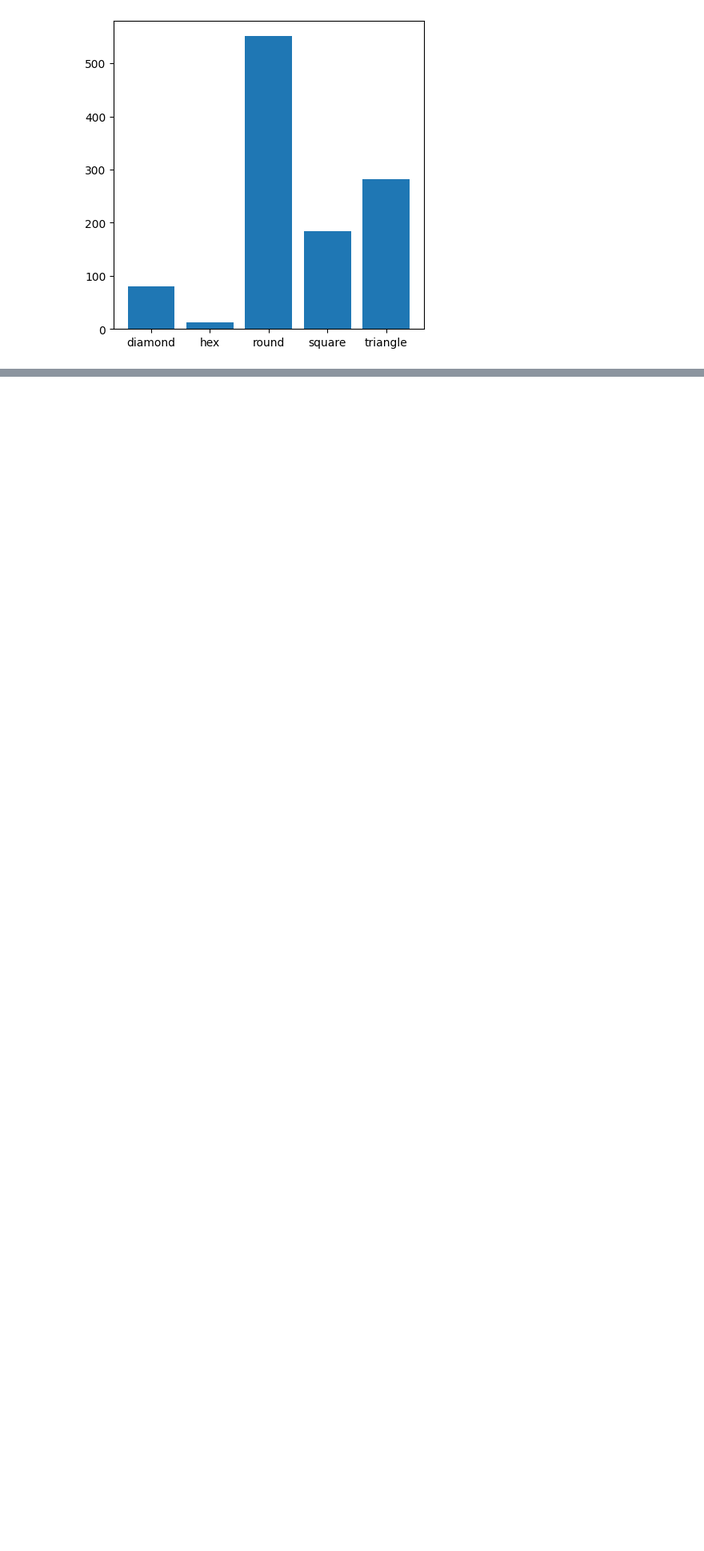
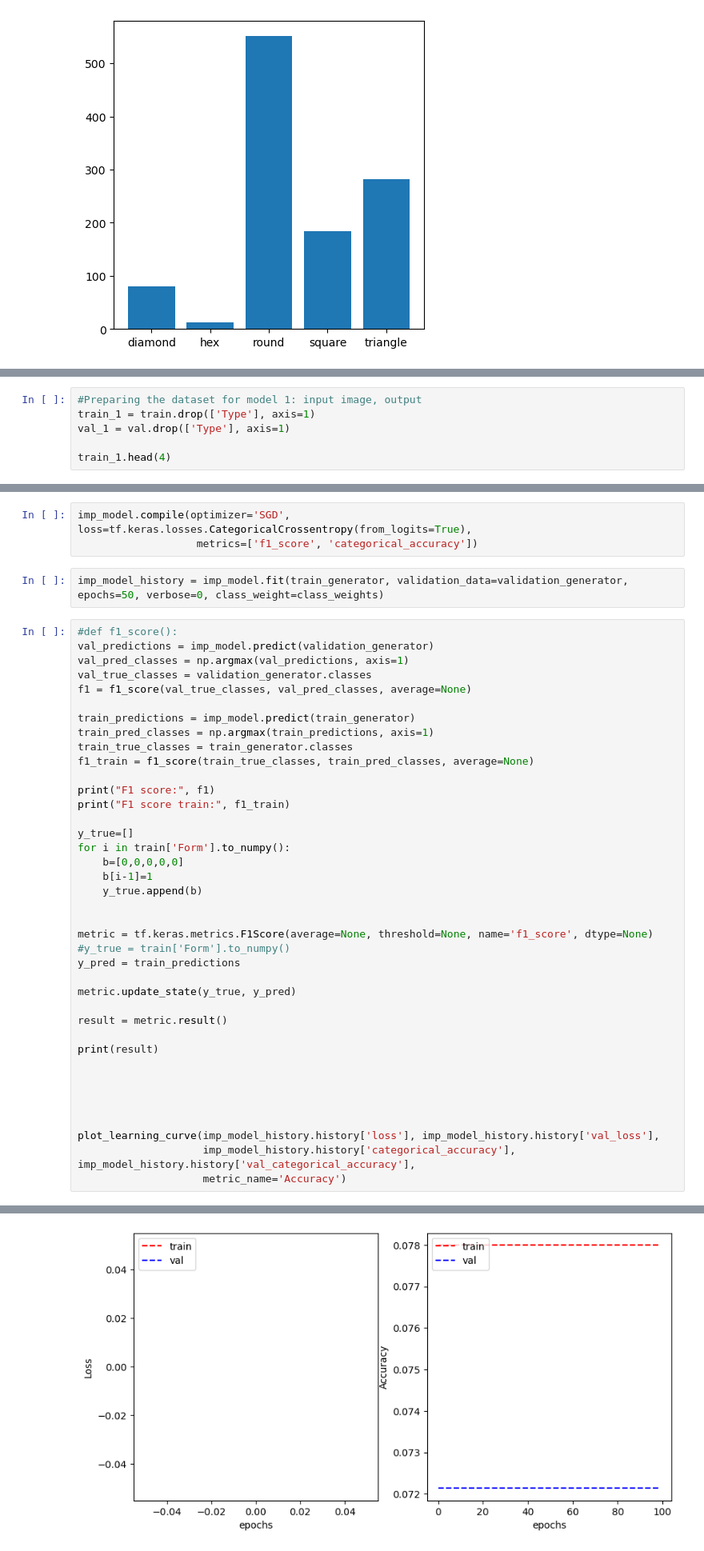
Before and after one commit to joergensiv/s4032472_s4028741_COSC2793Assignment2, a Jupyter notebook: dataframe.ipynb, the cells around one changed output, grey strips where cells are left out. Shown at 80% size. Drawn from its saved outputs; the diff is of its cells as text; blank space fills up the shorter version.

```diff
--- a/dataframe.ipynb
+++ b/dataframe.ipynb
@@ -288,0 +330,6 @@ plt.xticks(rotation=90)
+# %%
+#Preparing the dataset for model 1: input image, output
+train_1 = train.drop(['Type'], axis=1)
+val_1 = val.drop(['Type'], axis=1)
+
+train_1.head(4)
@@ -288,0 +475,45 @@ plt.xticks(rotation=90)
+# %%
+imp_model.compile(optimizer='SGD', loss=tf.keras.losses.CategoricalCrossentropy(from_logits=True),
+                   metrics=['f1_score', 'categorical_accuracy'])
+# %%
+imp_model_history = imp_model.fit(train_generator, validation_data=validation_generator, epochs=50, verbose=0, class_weight=class_weights)
+# %%
+#def f1_score():
+val_predictions = imp_model.predict(validation_generator)
+val_pred_classes = np.argmax(val_predictions, axis=1)
+val_true_classes = validation_generator.classes
+f1 = f1_score(val_true_classes, val_pred_classes, average=None)
+
+train_predictions = imp_model.predict(train_generator)
+train_pred_classes = np.argmax(train_predictions, axis=1)
+train_true_classes = train_generator.classes
+f1_train = f1_score(train_true_classes, train_pred_classes, average=None)
+
+print("F1 score:", f1)
+print("F1 score train:", f1_train)
+
+y_true=[]
+for i in train['Form'].to_numpy():
+    b=[0,0,0,0,0]
+    b[i-1]=1
+    y_true.append(b)
+
+
+metric = tf.keras.metrics.F1Score(average=None, threshold=None, name='f1_score', dtype=None)
+#y_true = train['Form'].to_numpy()
+y_pred = train_predictions
+
+metric.update_state(y_true, y_pred)
+
+result = metric.result()
+
+print(result)
+
+
+
+
+
+plot_learning_curve(imp_model_history.history['loss'], imp_model_history.history['val_loss'],
+                    imp_model_history.history['categorical_accuracy'], imp_model_history.history['val_categorical_accuracy'],
+                    metric_name='Accuracy')
+# %% [output]
@@ -288,0 +525 @@ plt.xticks(rotation=90)
+[figure, added]
```
Also changed, not shown: parts of 17 cells of this notebook.
